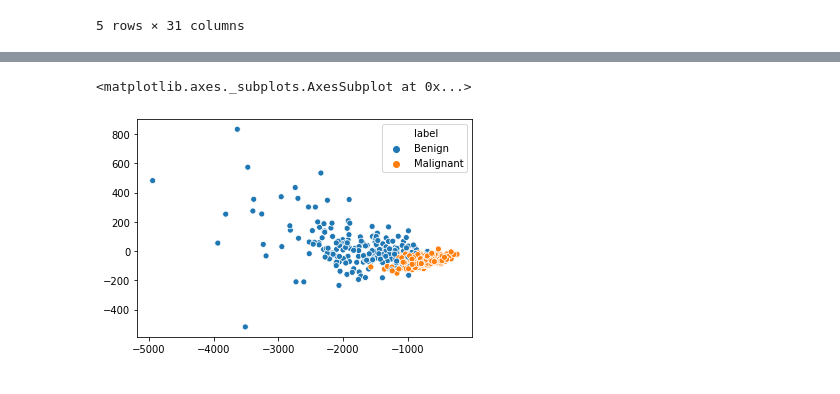
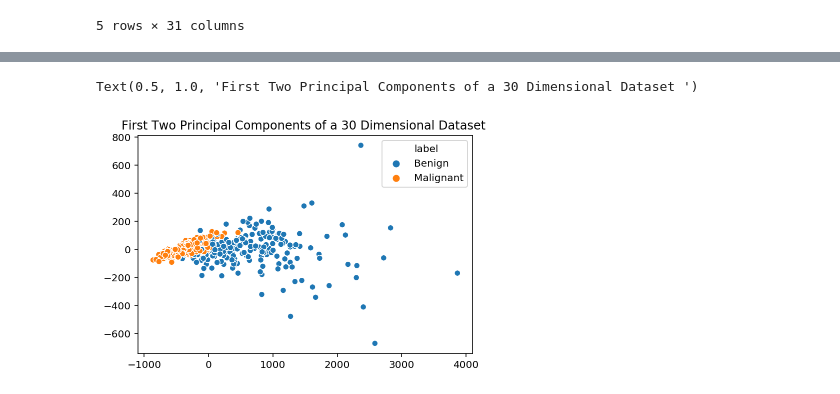
Before and after one commit to uGokalp/HisarAI, a Jupyter notebook: DataScience/DimensionalityReduction.ipynb, the cells around one changed output, grey strips where cells are left out. Drawn from its saved outputs; the diff is of its cells as text; code cells hidden in the pictures.

```diff
--- a/DataScience/DimensionalityReduction.ipynb
+++ b/DataScience/DimensionalityReduction.ipynb
@@ -38,5 +59,10 @@ dim2 = compute_svd(data)
+# %%
+pca = PCA(n_components=2)
+x = data.drop("label",axis=1).values
+new = pca.fit_transform(x)
 # %%
-sns.scatterplot(dim2[:,0],dim2[:,1],hue = data.label.map({1:"Malignant", 0:"Benign"}))
+sns.scatterplot(new[:,0],new[:,1],hue = data.label.map({1:"Malignant", 0:"Benign"}))
+plt.title("First Two Principal Components of a 30 Dimensional Dataset ")
 # %% [output]
-<matplotlib.axes._subplots.AxesSubplot at 0x...>
+Text(0.5, 1.0, 'First Two Principal Components of a 30 Dimensional Dataset ')
-[figure, old version]
+[figure, new version]
```
Also changed, not shown: parts of 9 cells of this notebook, 11 other files.
